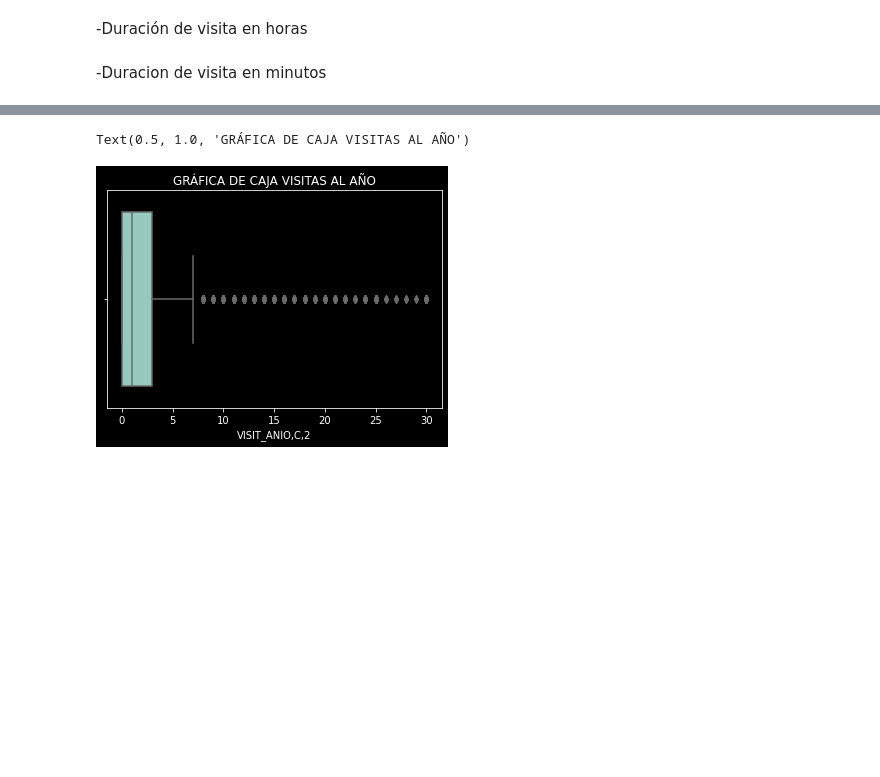
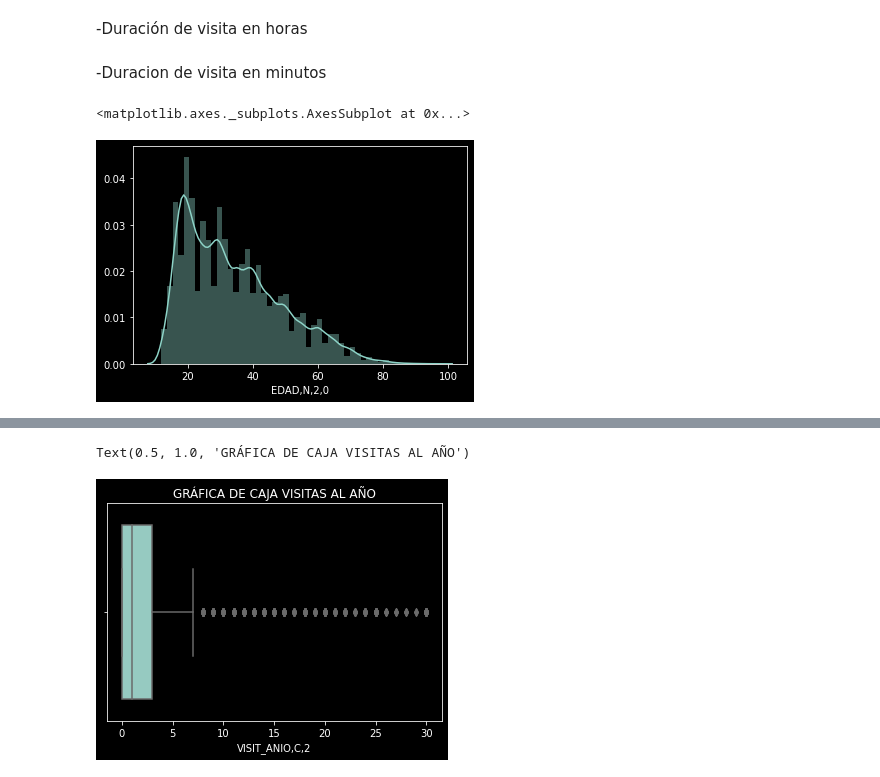
Before and after one commit to BrandonIslas/Proyecto1_Mineria_Datos, a Jupyter notebook: Reporte_Limpieza.ipynb, the cells around one changed output, grey strips where cells are left out. Saved outputs shown, nothing was run; the diff lists cells and outputs as text; code cells hidden in the pictures; blank space fills up the shorter version.

```diff
--- a/Reporte_Limpieza.ipynb
+++ b/Reporte_Limpieza.ipynb
@@ -152,4 +152,9 @@ print(moda)
 -Duración de visita en horas
 # %% [markdown]
 -Duracion de visita en minutos
+# %%
+sns.distplot(dataframe_seleccion['EDAD,N,2,0'])
+# %% [output]
+<matplotlib.axes._subplots.AxesSubplot at 0x...>
+[figure, added]
 # %%
```
Also changed, not shown: parts of 7 cells of this notebook, 2 other files.
